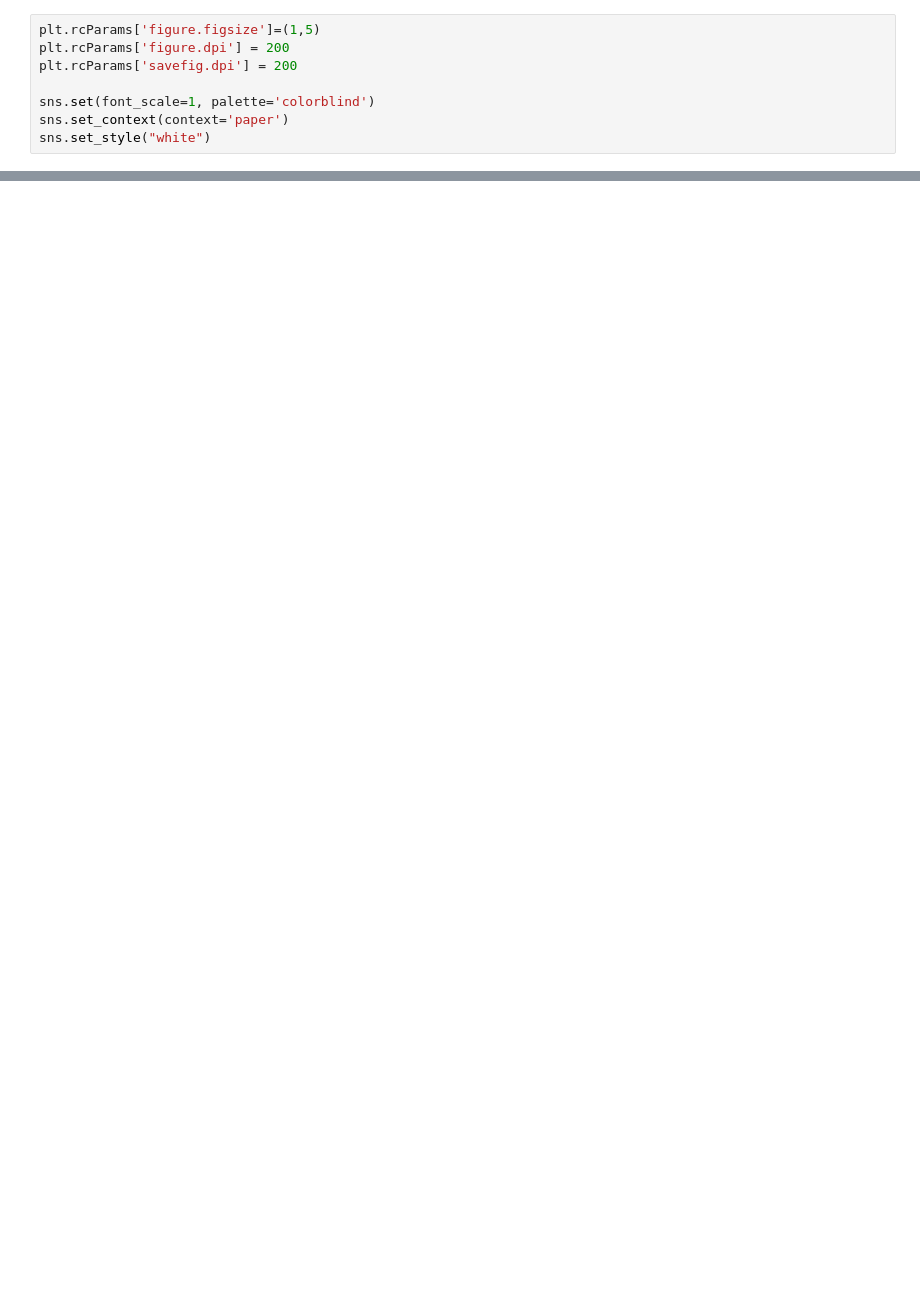
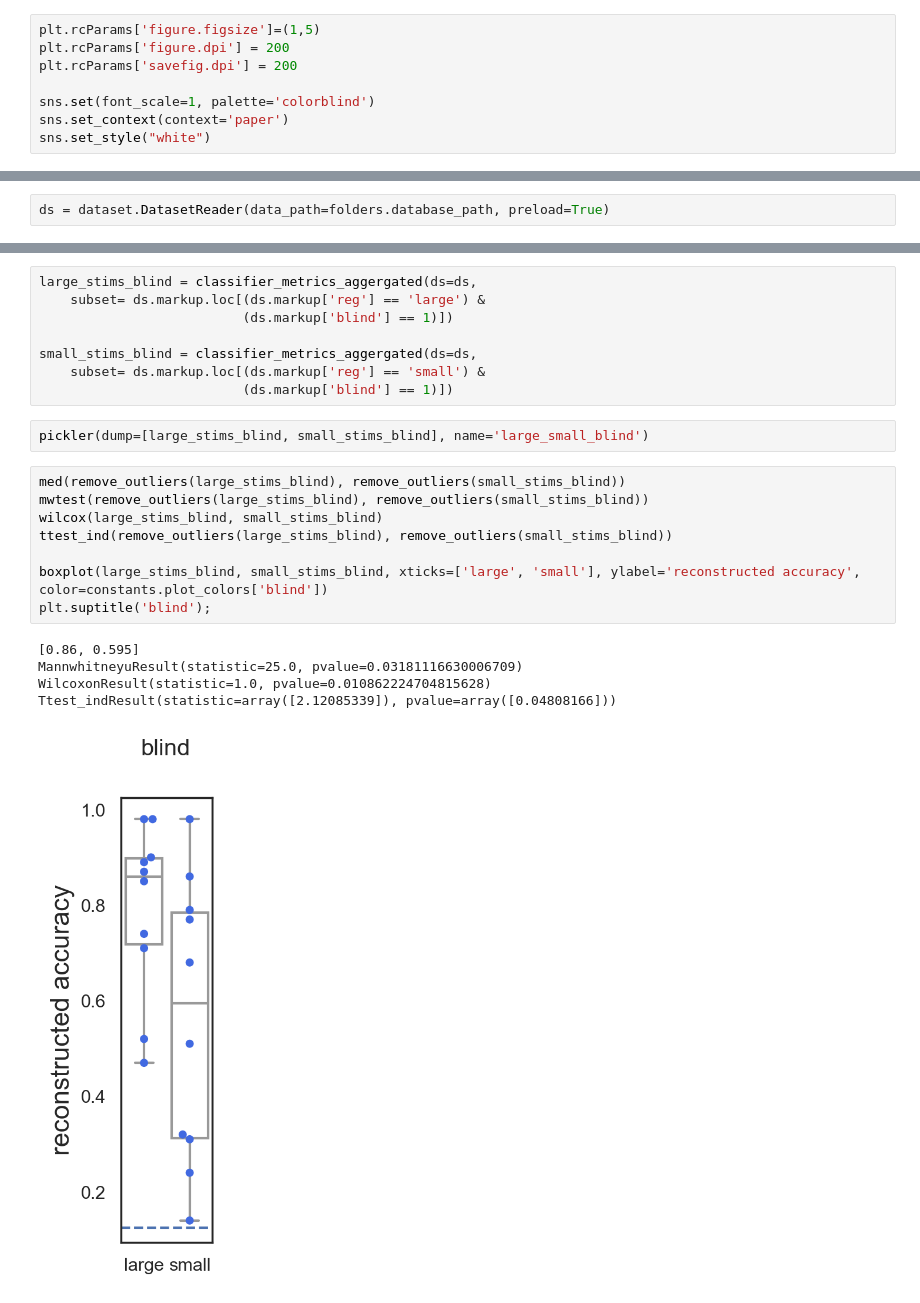
Before and after one commit to eegdude/erp_analysis, a Jupyter notebook: classification.ipynb, the cells around one changed output, grey strips where cells are left out. Drawn from its saved outputs; the diff is of its cells as text; blank space fills up the shorter version.

```diff
--- a/classification.ipynb
+++ b/classification.ipynb
@@ -399,0 +27,2 @@ np.median(blind_l)
+# %%
+ds = dataset.DatasetReader(data_path=folders.database_path, preload=True)
@@ -399,0 +236,24 @@ np.median(blind_l)
+# %%
+large_stims_blind = classifier_metrics_aggergated(ds=ds,
+    subset= ds.markup.loc[(ds.markup['reg'] == 'large') &
+                          (ds.markup['blind'] == 1)])
+
+small_stims_blind = classifier_metrics_aggergated(ds=ds,
+    subset= ds.markup.loc[(ds.markup['reg'] == 'small') &
+                          (ds.markup['blind'] == 1)])
+# %%
+pickler(dump=[large_stims_blind, small_stims_blind], name='large_small_blind')
+# %%
+med(remove_outliers(large_stims_blind), remove_outliers(small_stims_blind))
+mwtest(remove_outliers(large_stims_blind), remove_outliers(small_stims_blind))
+wilcox(large_stims_blind, small_stims_blind)
+ttest_ind(remove_outliers(large_stims_blind), remove_outliers(small_stims_blind))
+
+boxplot(large_stims_blind, small_stims_blind, xticks=['large', 'small'], ylabel='reconstructed accuracy', color=constants.plot_colors['blind'])
+plt.suptitle('blind');
+# %% [output]
+[0.86, 0.595]
+MannwhitneyuResult(statistic=25.0, pvalue=0.03181116630006709)
+WilcoxonResult(statistic=1.0, pvalue=0.010862224704815628)
+Ttest_indResult(statistic=array([2.12085339]), pvalue=array([0.04808166]))
+[figure, added]
```
Also changed, not shown: parts of 68 cells of this notebook, 4 other files.
